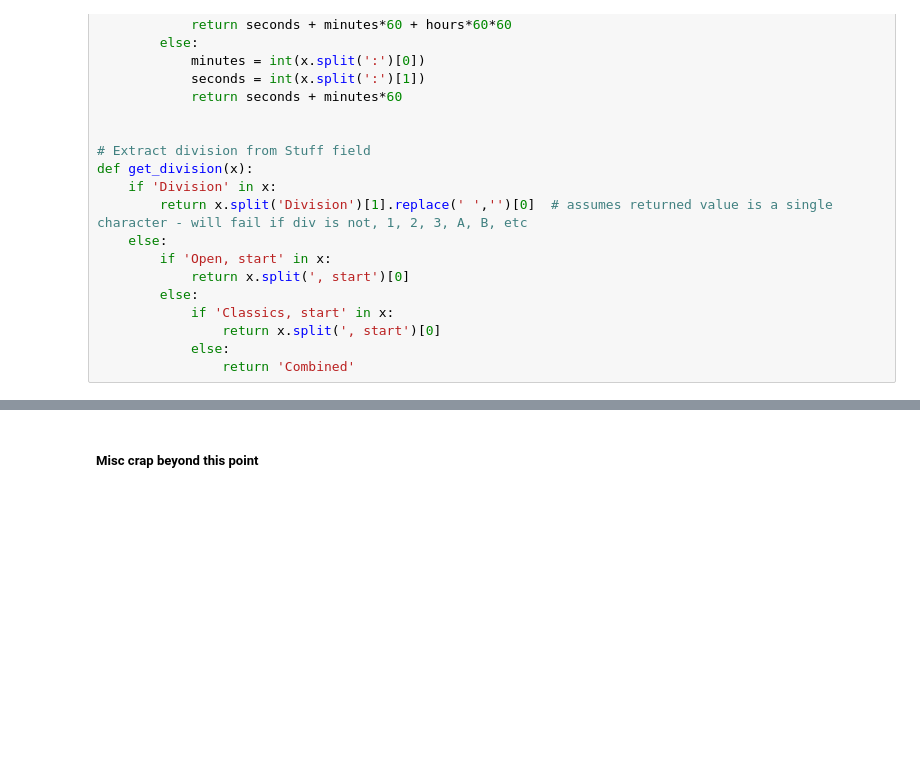
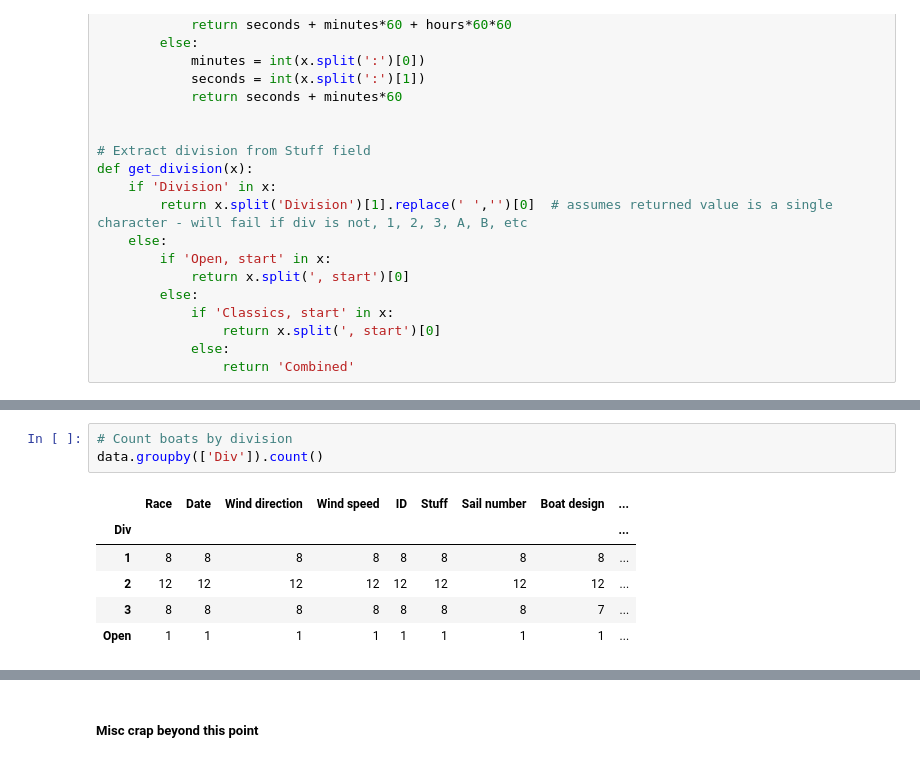
Before and after one commit to drphilbishop/RPNYC_race_analysis, a Jupyter notebook: processRawRaceData.ipynb, the cells around one changed output, grey strips where cells are left out. Drawn from its saved outputs; the diff is of its cells as text; blank space fills up the shorter version.

```diff
--- a/processRawRaceData.ipynb
+++ b/processRawRaceData.ipynb
@@ -151,3 +151,13 @@ data[cols]
+# %%
+# Count boats by division
+data.groupby(['Div']).count()
+# %% [output]
+|  | Race | Date | Wind direction | Wind speed | ID | Stuff | Sail number | Boat design | ... |
+| Div |  |  |  |  |  |  |  |  | ... |
+| 1 | 8 | 8 | 8 | 8 | 8 | 8 | 8 | 8 | ... |
+| 2 | 12 | 12 | 12 | 12 | 12 | 12 | 12 | 12 | ... |
+| 3 | 8 | 8 | 8 | 8 | 8 | 8 | 8 | 7 | ... |
+| Open | 1 | 1 | 1 | 1 | 1 | 1 | 1 | 1 | ... |
 # %%
 # Create a separate dataframe for each division and write it to a CSV file
 
```
Also changed, not shown: parts of 4 cells of this notebook, 1 other file.
